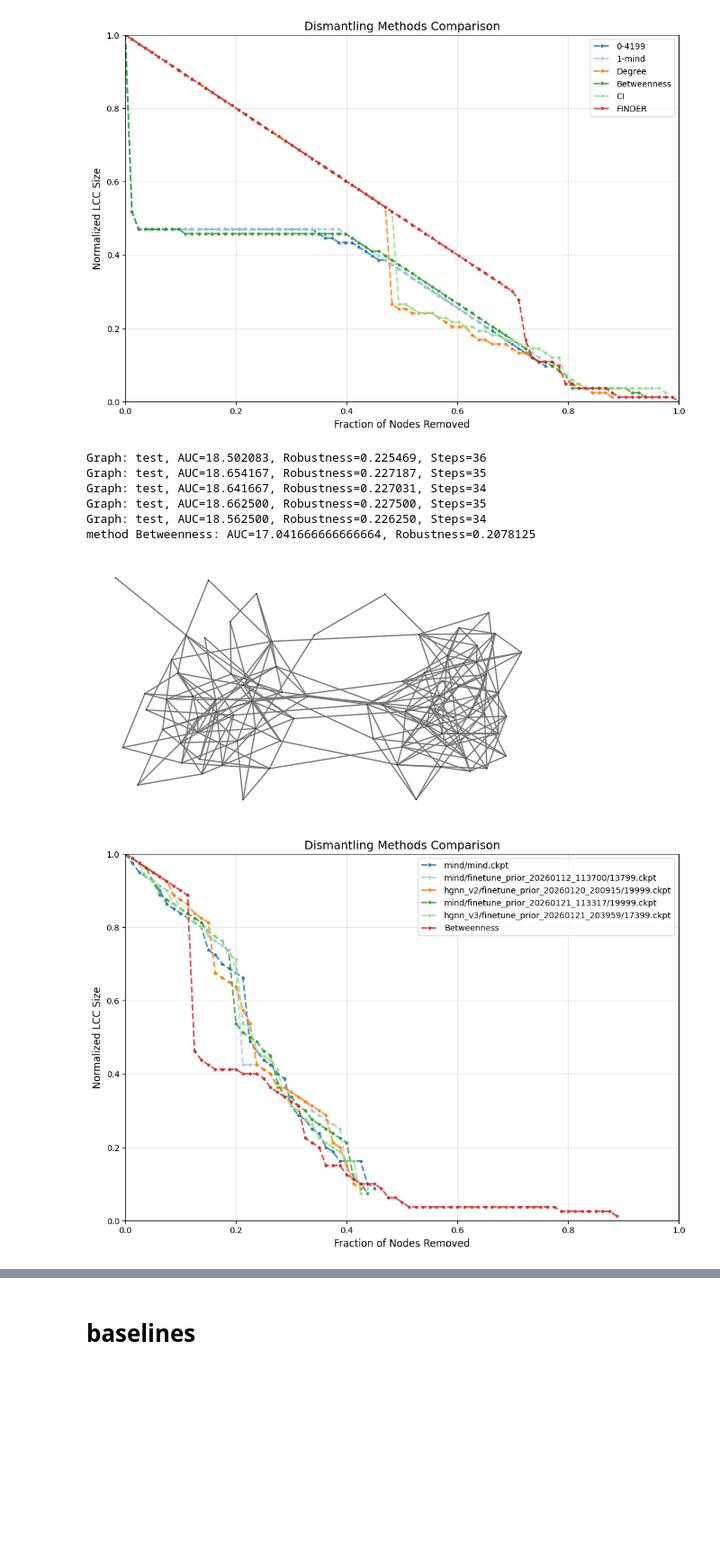
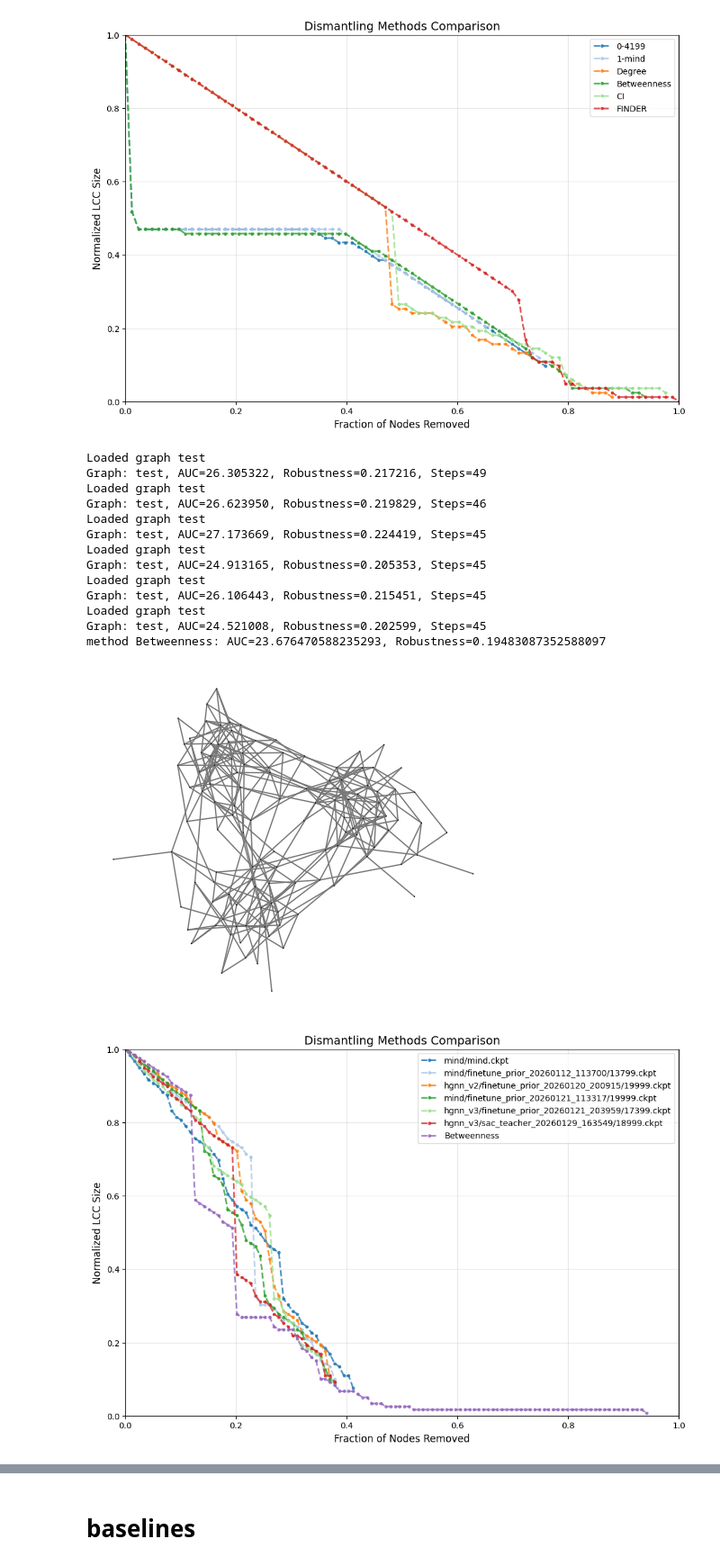
Before and after one commit to Rich-Chaw/MIND-ND, a Jupyter notebook: baseline.ipynb, the cells around one changed output, grey strips where cells are left out. Shown at 90% size. Drawn from its saved outputs; the diff is of its cells as text; code cells hidden in the pictures; blank space fills up the shorter version.

Commit message:
stable and effecitve sac_teacher on mix datasets, back up 20260130

```diff
--- a/baseline.ipynb
+++ b/baseline.ipynb
@@ -120,7 +120,7 @@ from utils.common import load_g
 G = load_g("graphs/simple/simple_100.pkl",name="test")
 test_auc, test_robustness, test_removals = mind_wrapper(
     G,
-    ckpt_pth = 'saved/mind.ckpt',
+    ckpt_pth = 'saved/mind/mind.ckpt',
     step_ratio = 0
 )
 
@@ -224,7 +225,7 @@ from utils.graph_models import *
 from baseline import baseline_dismantling,METHODS
 
 g = SBM(80,p_in=0.15,p_out=0.0075,num_blocks=2)
-g = SBM(96,p_in=0.12,p_out=0.01,num_blocks=3)
+g = SBM(120,p_in=0.12,p_out=0.007,num_blocks=3)
 # g = SBM(200, p_in=0.3,p_out=0.01, num_blocks=2)
 # g = DCSBM(120,p_in=0.3,p_out=0.01,num_blocks=5)
 # g = ring_community(120,p_in=0.2,num_communities=4)
@@ -257,38 +258,46 @@ compare_mind_ckpts = [
                     # "saved/finetune_prior_20260111_112035/5599.ckpt",
                     # "saved/finetune_prior_20260112_080602/8199.ckpt",
                     "saved/mind/finetune_prior_20260112_113700/13799.ckpt",
                     "saved/hgnn_v2/finetune_prior_20260120_200915/19999.ckpt",
                     "saved/mind/finetune_prior_20260121_113317/19999.ckpt",
                     "saved/hgnn_v3/finetune_prior_20260121_203959/17399.ckpt",
+                    "saved/hgnn_v3/sac_teacher_20260129_163549/18999.ckpt"
                     ]
 
 for idx, ckpt_pth in enumerate(compare_mind_ckpts):
     gnn = ckpt_pth.split("/")[1]
     print
     _, _, test_removals  = mind_wrapper(g,step_ratio=0.0,ckpt_pth=ckpt_pth,gnn=gnn)
     method_name = ckpt_pth.split("/",1)[-1]
     all_results[method_name] = test_removals
 
 from baseline import baseline_dismantling,METHODS
 methods = {
     # "Spectral":METHODS['Spectral'],
     # "Degree":METHODS['Degree'],
     "Betweenness":METHODS['Betweenness'],
     # "BetweennessNA":METHODS['BetweennessNA'],
     # "CI": METHODS['CI'],
     # 'FINDER':METHODS['FINDER']
 }
 baseline_results = baseline_dismantling(g,methods,visualize=False)
 all_results.update(baseline_results)
 
 from visualize_dismantling import visualize_multiple_curve
 visualize_multiple_curve(g,all_results)
 # %% [output]
-Graph: test, AUC=18.502083, Robustness=0.225469, Steps=36
-Graph: test, AUC=18.654167, Robustness=0.227187, Steps=35
-Graph: test, AUC=18.641667, Robustness=0.227031, Steps=34
-Graph: test, AUC=18.662500, Robustness=0.227500, Steps=35
-Graph: test, AUC=18.562500, Robustness=0.226250, Steps=34
-method Betweenness: AUC=17.041666666666664, Robustness=0.2078125
+Loaded graph test
+Graph: test, AUC=26.305322, Robustness=0.217216, Steps=49
+Loaded graph test
+Graph: test, AUC=26.623950, Robustness=0.219829, Steps=46
+Loaded graph test
+Graph: test, AUC=27.173669, Robustness=0.224419, Steps=45
+Loaded graph test
+Graph: test, AUC=24.913165, Robustness=0.205353, Steps=45
+Loaded graph test
+Graph: test, AUC=26.106443, Robustness=0.215451, Steps=45
+Loaded graph test
+Graph: test, AUC=24.521008, Robustness=0.202599, Steps=45
+method Betweenness: AUC=23.676470588235293, Robustness=0.19483087352588097
-[figure, old version]
+[figure, new version]
-[figure, old version]
+[figure, new version]
```
Also changed, not shown: parts of 3 cells of this notebook, 24 other files.
